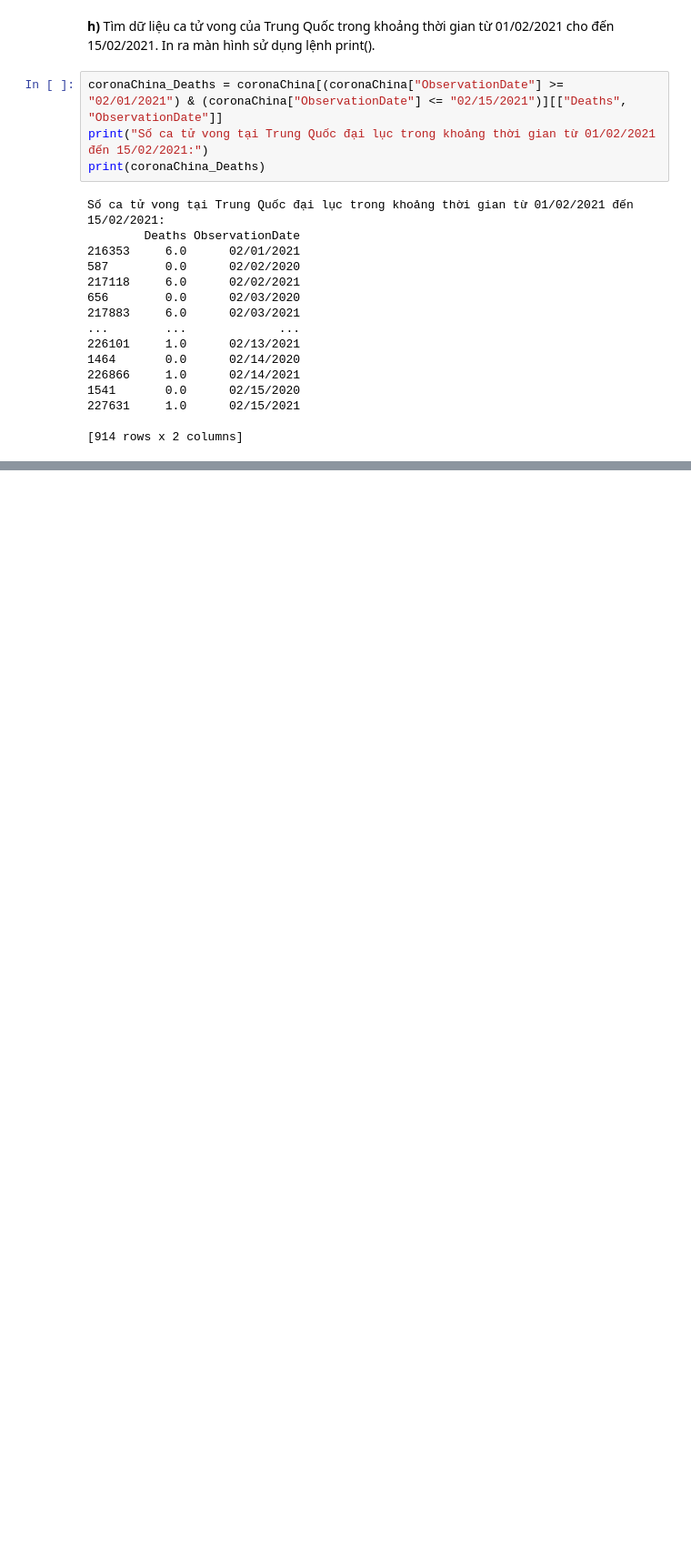
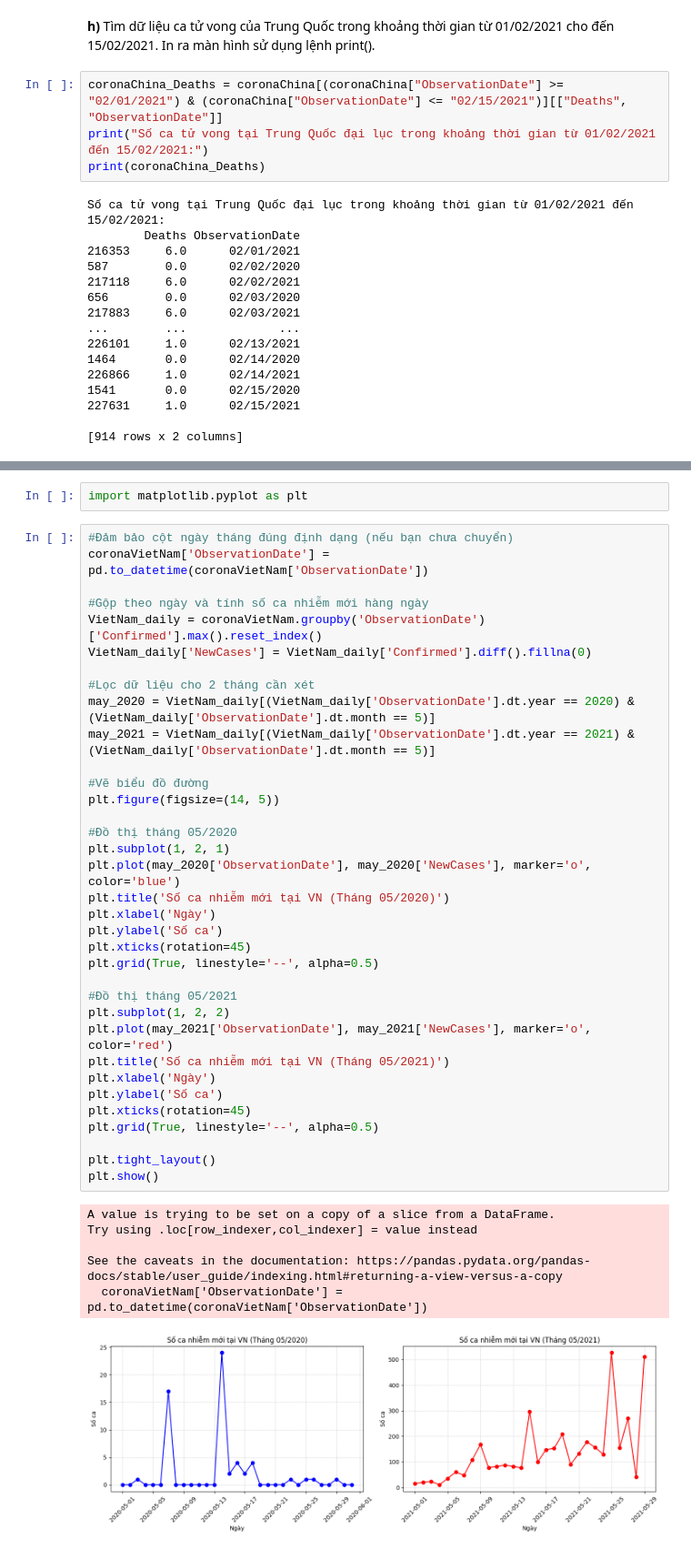
Before and after one commit to HuyyGiaa/DS108_TH, a Jupyter notebook: Lab_1/BTTH_1_DS108.ipynb, the cells around one changed output, grey strips where cells are left out. Shown at 91% size. Cells and saved outputs as stored; diff of their text form; blank space fills up the shorter version.

```diff
--- a/Lab_1/BTTH_1_DS108.ipynb
+++ b/Lab_1/BTTH_1_DS108.ipynb
@@ -477,0 +482,44 @@ Số ca tử vong tại Trung Quốc đại lục trong khoảng thời gian t
+# %%
+import matplotlib.pyplot as plt
+# %%
+#Đảm bảo cột ngày tháng đúng định dạng (nếu bạn chưa chuyển)
+coronaVietNam['ObservationDate'] = pd.to_datetime(coronaVietNam['ObservationDate'])
+
+#Gộp theo ngày và tính số ca nhiễm mới hàng ngày
+VietNam_daily = coronaVietNam.groupby('ObservationDate')['Confirmed'].max().reset_index()
+VietNam_daily['NewCases'] = VietNam_daily['Confirmed'].diff().fillna(0)
+
+#Lọc dữ liệu cho 2 tháng cần xét
+may_2020 = VietNam_daily[(VietNam_daily['ObservationDate'].dt.year == 2020) & (VietNam_daily['ObservationDate'].dt.month == 5)]
+may_2021 = VietNam_daily[(VietNam_daily['ObservationDate'].dt.year == 2021) & (VietNam_daily['ObservationDate'].dt.month == 5)]
+
+#Vẽ biểu đồ đường
+plt.figure(figsize=(14, 5))
+
+#Đồ thị tháng 05/2020
+plt.subplot(1, 2, 1)
+plt.plot(may_2020['ObservationDate'], may_2020['NewCases'], marker='o', color='blue')
+plt.title('Số ca nhiễm mới tại VN (Tháng 05/2020)')
+plt.xlabel('Ngày')
+plt.ylabel('Số ca')
+plt.xticks(rotation=45)
+plt.grid(True, linestyle='--', alpha=0.5)
+
+#Đồ thị tháng 05/2021
+plt.subplot(1, 2, 2)
+plt.plot(may_2021['ObservationDate'], may_2021['NewCases'], marker='o', color='red')
+plt.title('Số ca nhiễm mới tại VN (Tháng 05/2021)')
+plt.xlabel('Ngày')
+plt.ylabel('Số ca')
+plt.xticks(rotation=45)
+plt.grid(True, linestyle='--', alpha=0.5)
+
+plt.tight_layout()
+plt.show()
+# %% [output]
+A value is trying to be set on a copy of a slice from a DataFrame.
+Try using .loc[row_indexer,col_indexer] = value instead
+
+See the caveats in the documentation: https://pandas.pydata.org/pandas-docs/stable/user_guide/indexing.html#returning-a-view-versus-a-copy
+  coronaVietNam['ObservationDate'] = pd.to_datetime(coronaVietNam['ObservationDate'])
+[figure, added]
```
Also changed, not shown: parts of 5 cells of this notebook.
